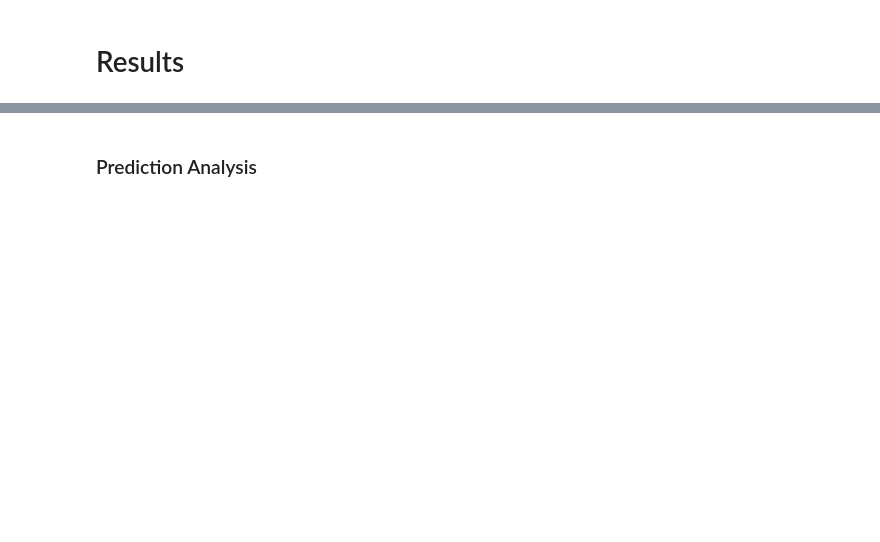
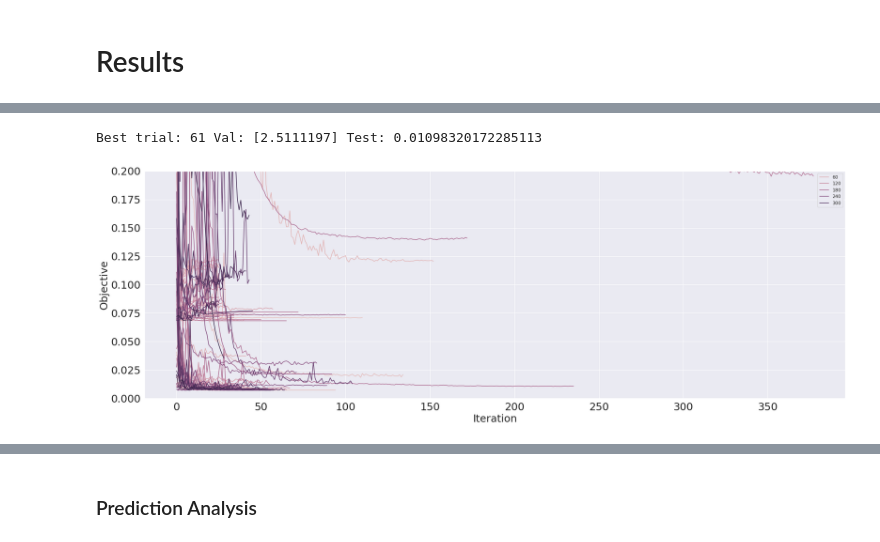
Before and after one commit to jordanott/NeutronStars, a Jupyter notebook: Notebooks/Results.ipynb, the cells around one changed output, grey strips where cells are left out. Saved outputs shown, nothing was run; the diff lists cells and outputs as text; code cells hidden in the pictures; blank space fills up the shorter version.

Commit message:
Analysis for results

```diff
--- a/Notebooks/Results.ipynb
+++ b/Notebooks/Results.ipynb
@@ -8,3 +10,9 @@ import seaborn as sns; sns.set()
 # %%
 from IPython.core.pylabtools import figsize
 figsize(30, 10)
+# %%
+plt.rc('font', size=25)          # controls default text sizes
+plt.rc('axes', titlesize=25)     # fontsize of the axes title
+plt.rc('axes', labelsize=25)    # fontsize of the x and y labels
+plt.rc('xtick', labelsize=25)    # fontsize of the tick labels
+plt.rc('ytick', labelsize=25)
@@ -10,0 +23,4 @@ figsize(30, 10)
+# %%
+training_df = pd.read_csv('/baldig/physicstest/NeutronStarsData/SherpaResults/spectra2eos/results.csv')
+# %%
+hp_trial_erros = ns.analysis.calculate_hp_trial_errors(paradigm='spectra2eos', num_files=500, targets=['c1', 'c2'])
@@ -10,0 +36,15 @@ figsize(30, 10)
+# %%
+best_trial_id = int(hp_trial_erros.idxmin())
+
+test_file = '/baldig/physicstest/NeutronStarsData/SherpaResults/spectra2eos/Predictions/validation_%05d_01.csv' % best_trial_id
+df = pd.read_csv(test_file, index_col=0)[['c1', 'c2', 'pred_c1', 'pred_c2']]
+test_error, _ = ns.analysis.mse(df, ['c1', 'c2'], ['pred_c1', 'pred_c2'])
+
+print('Best trial:', best_trial_id, 'Val:', hp_trial_erros.loc[best_trial_id].values, 'Test:', test_error)
+# %% [output]
+Best trial: 61 Val: [2.5111197] Test: 0.01098320172285113
+# %%
+sns.lineplot(x='Iteration', y='Objective', data=training_df, hue='Trial-ID'); plt.ylim(0, .2);
+sns.lineplot(x='Iteration', y='Objective', data=training_df[training_df['Trial-ID'] == best_trial_id], lw=5);
+# %% [output]
+[figure, added]
```
Also changed, not shown: parts of 42 cells of this notebook, 3 other files.
